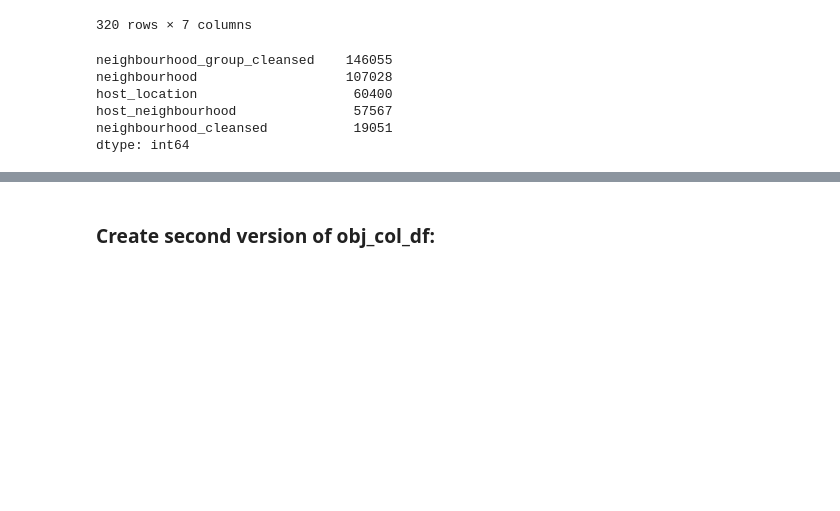
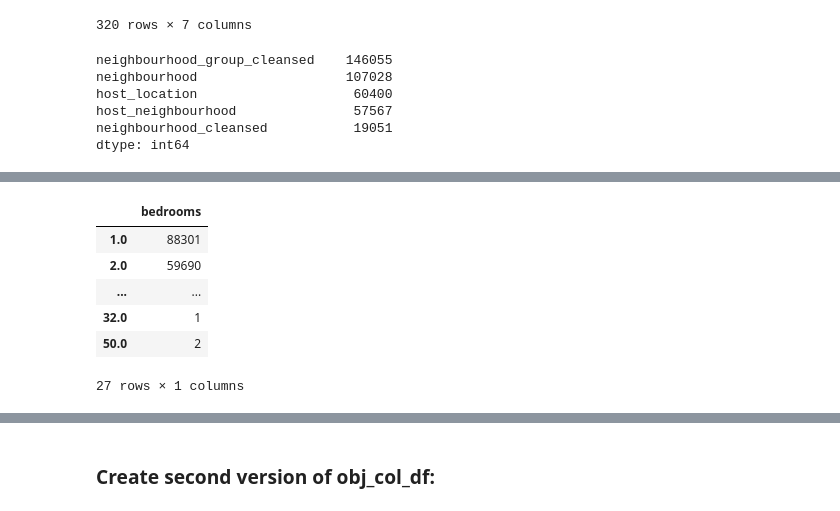
Before and after one commit to clairesarraille/airbnb_price_prediction, a Jupyter notebook: 01_Colab.ipynb, the cells around one changed output, grey strips where cells are left out. Drawn from its saved outputs; the diff is of its cells as text; code cells hidden in the pictures; blank space fills up the shorter version.

```diff
--- a/01_Colab.ipynb
+++ b/01_Colab.ipynb
@@ -429,0 +524,12 @@ dtype: int64
+# %%
+data_table.enable_dataframe_formatter()
+from pandas.core.frame import DataFrame
+DataFrame(df.bedrooms.value_counts()).sort_index()
+# %% [output]
+|  | bedrooms |
+| 1.0 | 88301 |
+| 2.0 | 59690 |
+| ... | ... |
+| 32.0 | 1 |
+| 50.0 | 2 |
+27 rows × 1 columns
```
Also changed, not shown: parts of 33 cells of this notebook.
